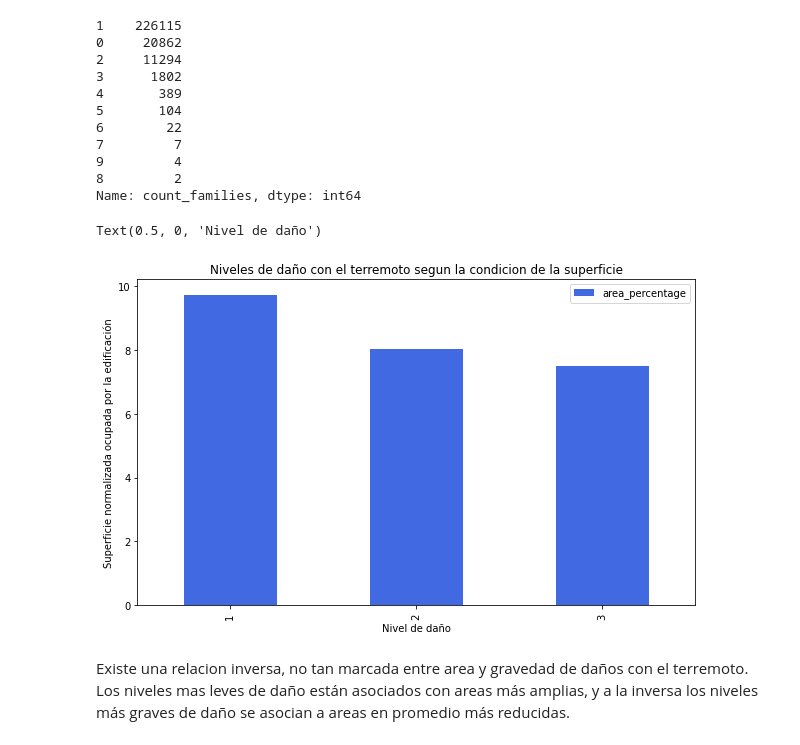
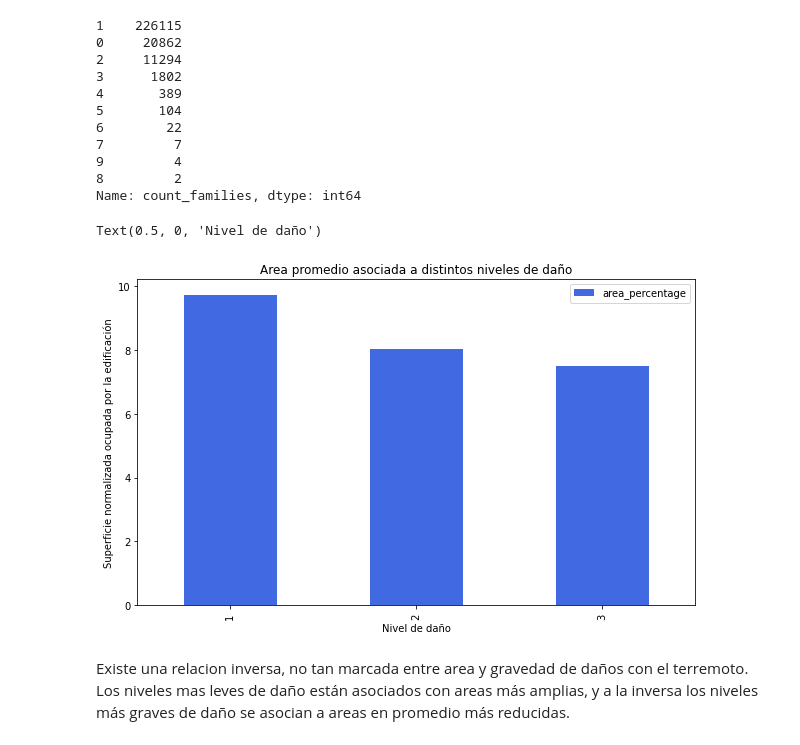
Before and after one commit to Noenf/Datos-1C2021, a Jupyter notebook: TP1/experimentacion_esmi.ipynb, the cells around one changed output. Cells and saved outputs as stored; diff of their text form; code cells hidden in the pictures.

```diff
--- a/TP1/experimentacion_esmi.ipynb
+++ b/TP1/experimentacion_esmi.ipynb
@@ -362,12 +362,12 @@ df['count_families'].value_counts()
 8         2
 Name: count_families, dtype: int64
 # %%
-grouped_count_families=df.groupby(['damage_grade']).agg({'area_percentage':'mean'}).plot(kind='bar', title='Niveles de daño con el terremoto segun la condicion de la superficie', linewidth=2, figsize=(10,6), color='royalblue');
+grouped_count_families=df.groupby(['damage_grade']).agg({'area_percentage':'mean'}).plot(kind='bar', title='Area promedio asociada a distintos niveles de daño', linewidth=2, figsize=(10,6), color='royalblue');
 ax=plt.gca()
 ax.set_ylabel('Superficie normalizada ocupada por la edificación');
 ax.set_xlabel('Nivel de daño')
 # %% [output]
 Text(0.5, 0, 'Nivel de daño')
-[figure, old version]
+[figure, new version]
 # %% [markdown]
 Existe una relacion inversa, no tan marcada entre area y gravedad de daños con el terremoto. Los niveles mas leves de daño están asociados con areas más amplias, y a la inversa los niveles más graves de daño se asocian a areas en promedio más reducidas.
```
Also changed, not shown: parts of 4 cells of this notebook, 3 other files.
